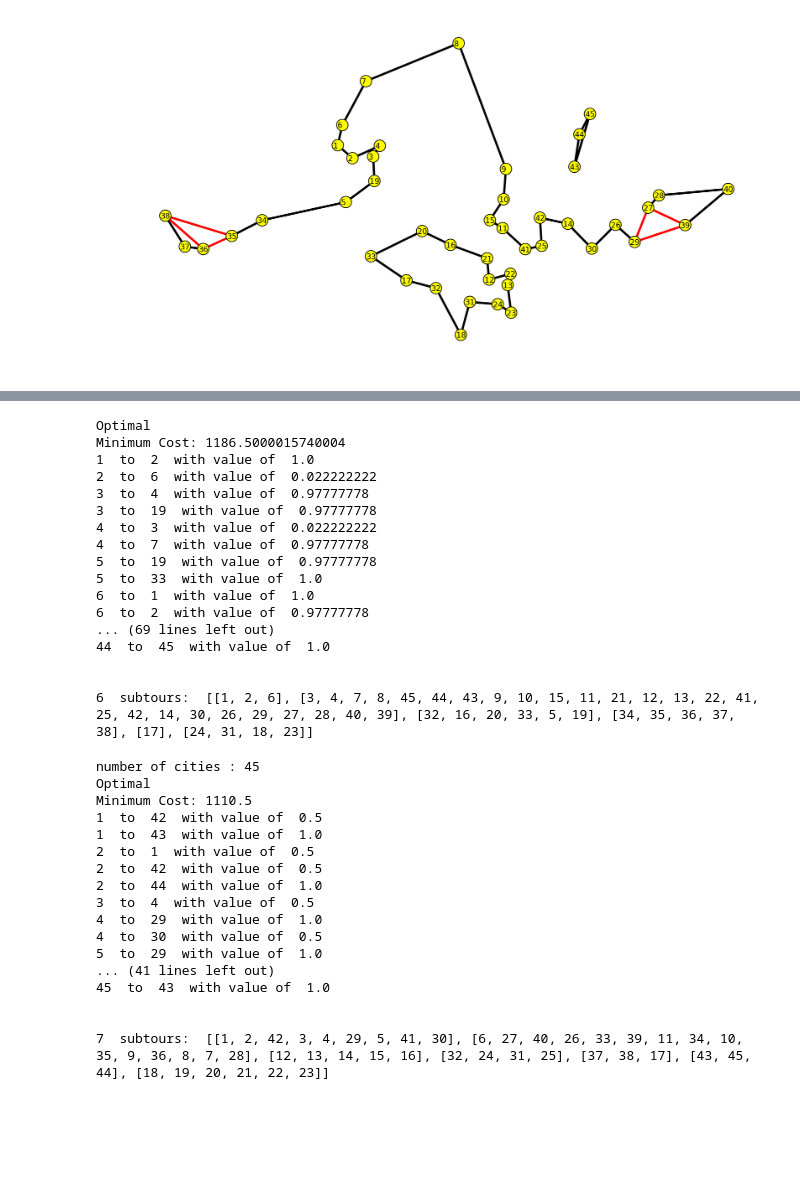
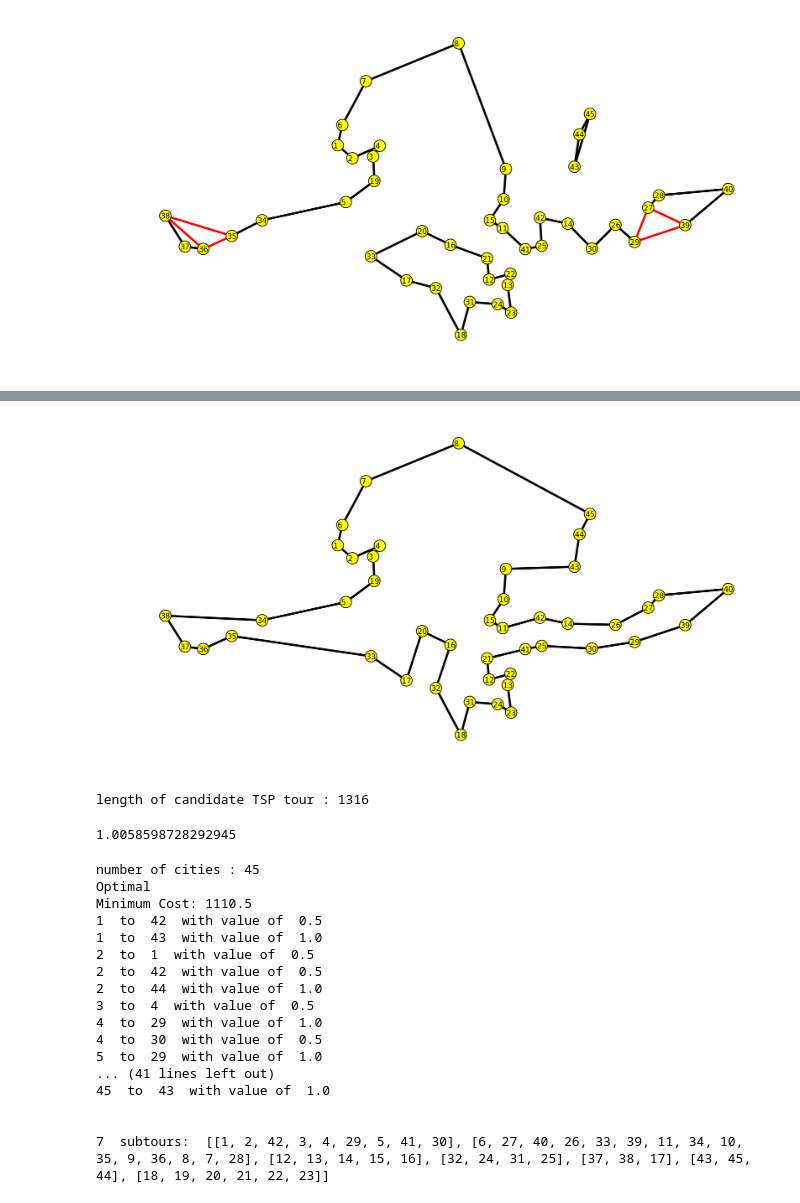
Before and after one commit to lifengzhi/msa_mh8101_or1_lp, a Jupyter notebook: Assignment 2 - Traveling Salesperson Problem_solution - MH8102.ipynb, the cells around one changed output, grey strips where cells are left out. Cells and saved outputs as stored; diff of their text form; code cells hidden in the pictures; blank space fills up the shorter version.

```diff
--- a/Assignment 2 - Traveling Salesperson Problem_solution - MH8102.ipynb
+++ b/Assignment 2 - Traveling Salesperson Problem_solution - MH8102.ipynb
@@ -337,37 +353,33 @@ Minimum Cost: 1289.3333333500002
-# %%
-# Question B1
-
-from TSP_B1 import *
-import pulp
-
-#print("number of cities : {}".format(len(cities_B1)))
-
-#cities_B1_list = list(cities_B1)
-
-#subbb = []
-
-b1_prob1, B1_X_ij_s = Tsp_L1(cities_B1_list, dist_B1, all_subtours)
-Print_Cities_With_Linkage(cities_B1_list, B1_X_ij_s)
-all_subtours = Identify_All_Islands(cities_B1_list, B1_X_ij_s)
-print(len(all_subtours), " subtours: ", all_subtours)
-# %% [output]
-Optimal
-Minimum Cost: 1186.5000015740004
-1  to  2  with value of  1.0
-2  to  6  with value of  0.022222222
-3  to  4  with value of  0.97777778
-3  to  19  with value of  0.97777778
-4  to  3  with value of  0.022222222
-4  to  7  with value of  0.97777778
-5  to  19  with value of  0.97777778
-5  to  33  with value of  1.0
-6  to  1  with value of  1.0
-6  to  2  with value of  0.97777778
-... (69 lines left out)
-44  to  45  with value of  1.0
-
-
-6  subtours:  [[1, 2, 6], [3, 4, 7, 8, 45, 44, 43, 9, 10, 15, 11, 21, 12, 13, 22, 41, 25, 42, 14, 30, 26, 29, 27, 28, 40, 39], [32, 16, 20, 33, 5, 19], [34, 35, 36, 37, 38], [17], [24, 31, 18, 23]]
+# %%
+# Question B1
+
+# you can change this tour
+
+# candidate_tour2 = [
+#     8,45,44,43,14,26,27,28,40,39,29,30,
+#     25,42,9,10,15,11,41,21,12,22,13,23,
+#     24,31,18,32,16,20,17,33,
+#     35,36,37,38,34,5,19,3,4,2,1,6,7
+# ]
+candidate_tour2 = [
+    8,45,44,43,9,10,15,11,
+    42,14,26,27,28,40,39,29,30,
+    25,41,21,12,22,13,23,24,31,18,
+    32,16,20,17,33,
+    35,36,37,38,34,5,19,3,4,2,1,6,7
+]
+
+
+L2 = TSP_plot(candidate_tour2,cities_B1,posn_B1,dist_B1)
+
+print("length of candidate TSP tour : {}".format(L2))
+# %% [output]
+[figure, added]
+length of candidate TSP tour : 1316
+# %%
+print(1316/ 1308.33333305)
+# %% [output]
+1.0058598728292945
 # %%
 # Question B2
 
```
Also changed, not shown: parts of 13 cells of this notebook.
